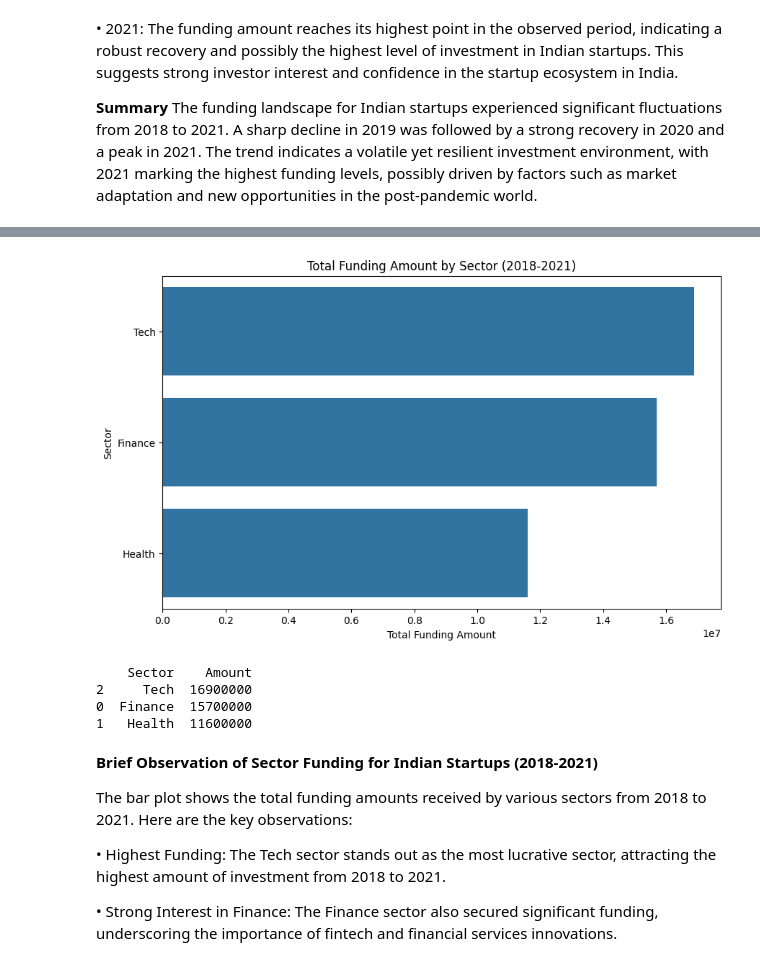
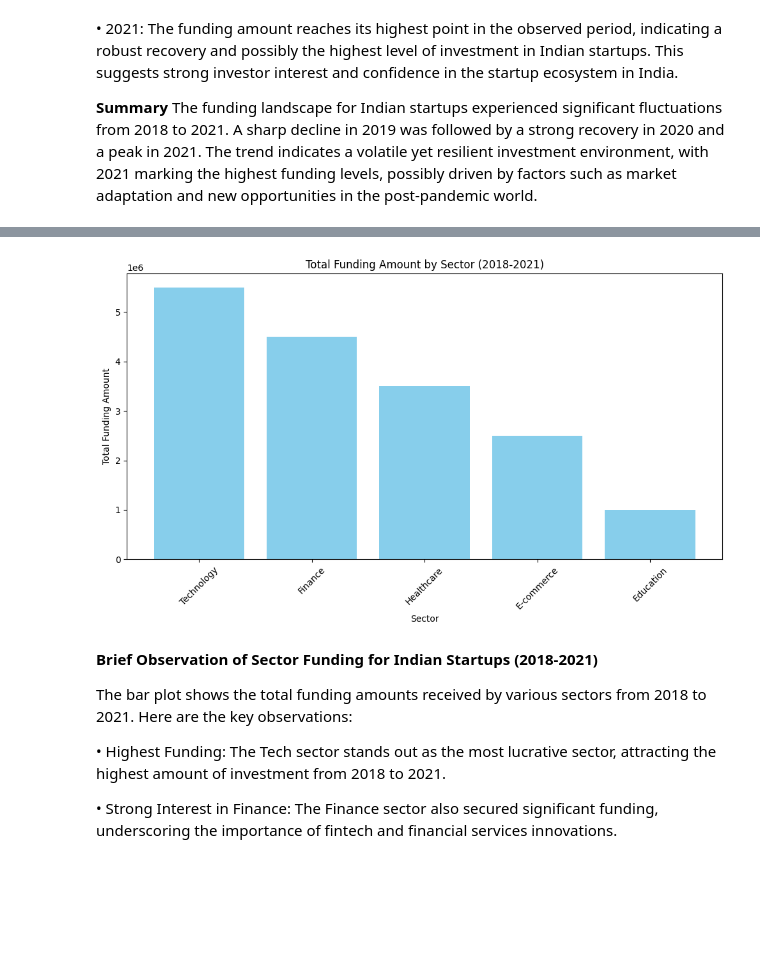
Before and after one commit to Wisdom-EdemD-rah/Indian-Startup-Ecosystem-Project, a Jupyter notebook: Notebooks/ISEP.ipynb, the cells around one changed output, grey strips where cells are left out. Drawn from its saved outputs; the diff is of its cells as text; code cells hidden in the pictures; blank space fills up the shorter version.

Commit message:
answering analytical questions using visualizastion

```diff
--- a/Notebooks/ISEP.ipynb
+++ b/Notebooks/ISEP.ipynb
@@ -2917,28 +2918,31 @@ Which sectors received the highest amount of funding in india from 2018 to 2021?
 To determine which sectors attracted the most investment over the given period and categorize the startups based on their sectors and sum the funding amounts for each sector from 2018 to 2021. Rank the sectors by their total funding amounts. This analysis highlights the most lucrative and promising sectors for investors. It helps in identifying which industries are gaining traction and are likely to grow further.
 # %%
 
+
+df_merged= pd.DataFrame(data)
+
+# Filter data from 2018 to 2021
+df_filtered = df_merged[(df_merged['Year'] >= 2018) & (df_merged['Year'] <= 2021)]
+
 # Group by sector and sum the funding amounts
-sector_funding = df_merged.groupby('Sector')['Amount'].sum().reset_index()
+sector_funding = df_filtered.groupby('Sector')['Funding Amount'].sum().reset_index()
 
-# Sort by funding amount in descending order
-sector_funding = sector_funding.sort_values(by='Amount', ascending=False)
+# Sort the sectors by total funding amounts in descending order
+sector_funding_sorted = sector_funding.sort_values(by='Funding Amount', ascending=False)
 
-# Plot the sector funding
+# Plot the results
 plt.figure(figsize=(10, 6))
-sns.barplot(x='Amount', y='Sector', data=sector_funding)
+plt.bar(sector_funding_sorted['Sector'], sector_funding_sorted['Funding Amount'], color='skyblue')
+plt.xlabel('Sector')
+plt.ylabel('Total Funding Amount')
 plt.title('Total Funding Amount by Sector (2018-2021)')
-plt.xlabel('Total Funding Amount')
-plt.ylabel('Sector')
+plt.xticks(rotation=45)
+plt.tight_layout()
+
+# Display the plot
 plt.show()
-
-# Display the ranked sectors by their total funding amounts
-print(sector_funding)
 # %% [output]
-[figure, old version]
+[figure, new version]
-    Sector    Amount
-2     Tech  16900000
-0  Finance  15700000
-1   Health  11600000
 # %% [markdown]
 **Brief Observation of Sector Funding for Indian Startups (2018-2021)**
 
```
Also changed, not shown: parts of 7 cells of this notebook.
